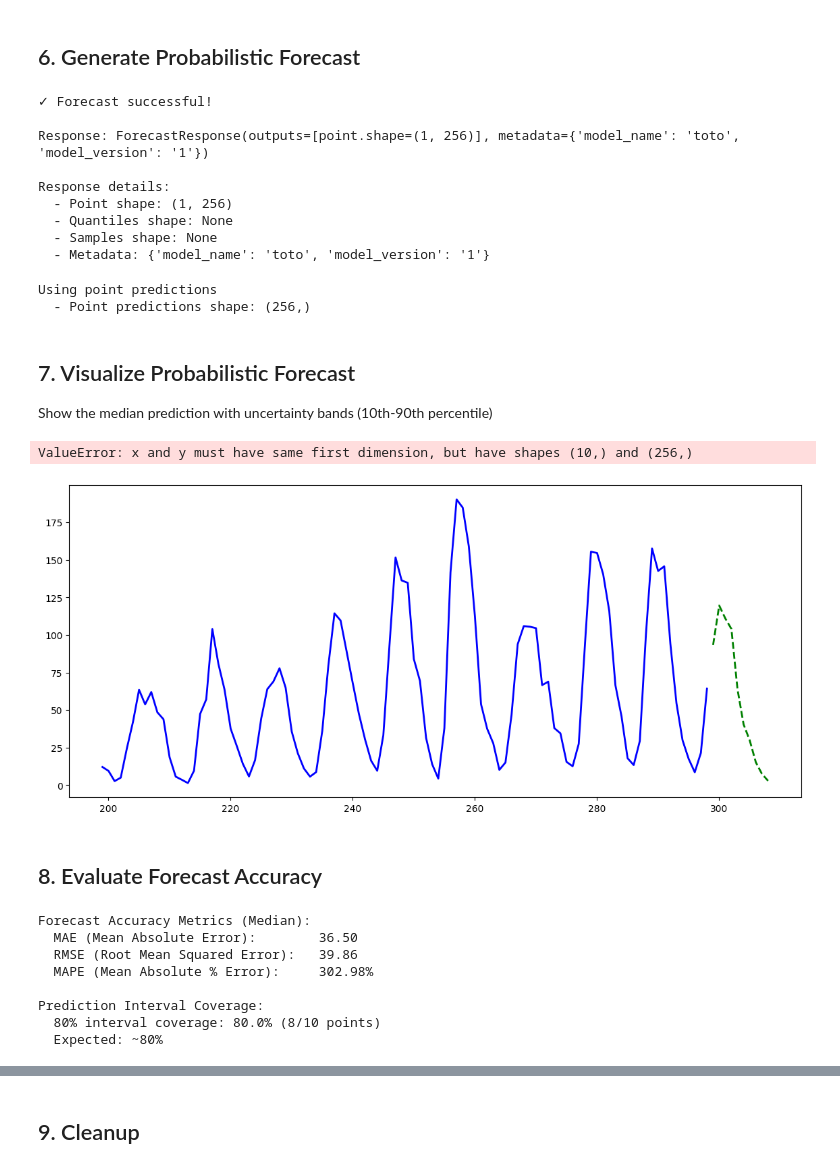
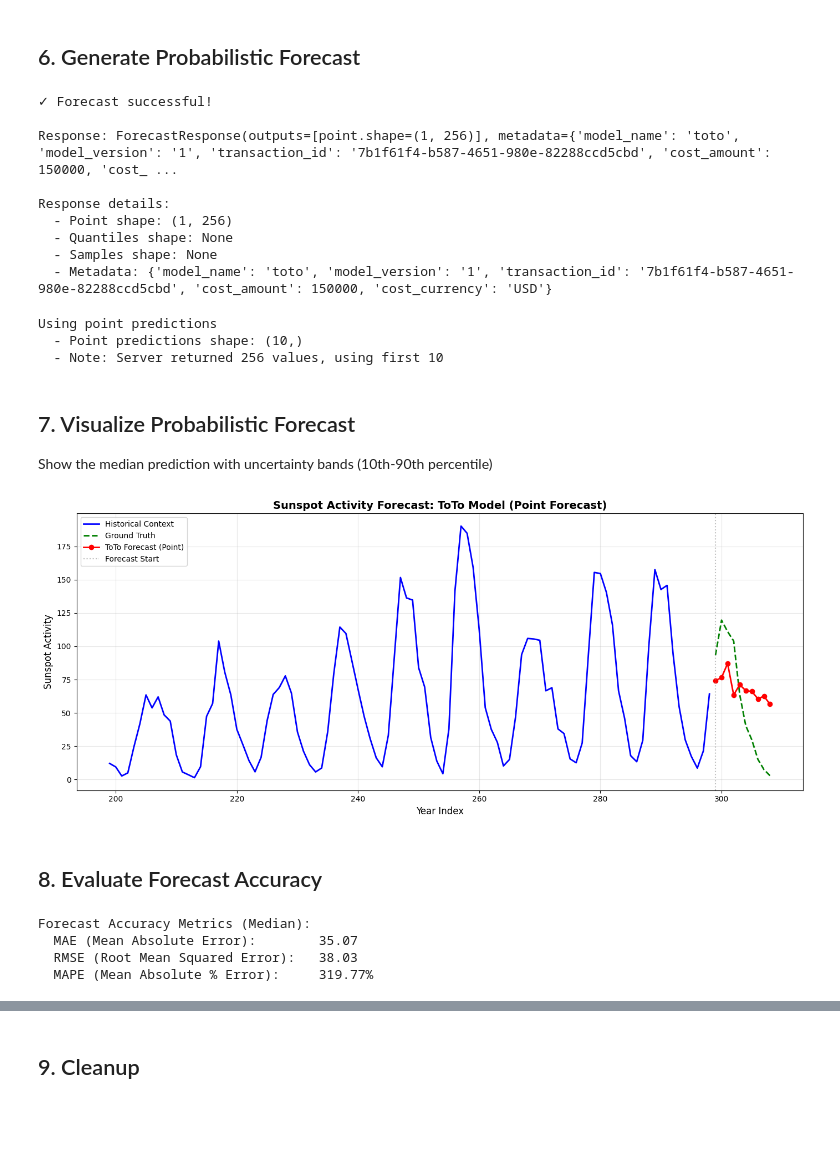
Before and after one commit to S-FM/faim-python-client, a Jupyter notebook: examples/toto_simple_example.ipynb, the cells around one changed output, grey strips where cells are left out. Saved outputs shown, nothing was run; the diff lists cells and outputs as text; code cells hidden in the pictures; blank space fills up the shorter version.

```diff
--- a/examples/toto_simple_example.ipynb
+++ b/examples/toto_simple_example.ipynb
@@ -96,14 +98,21 @@ Ground truth available: 10 points
 ## 4. Initialize FAIM Client
 # %%
 # Initialize the client
-BASE_URL = "http://localhost:8003"  # Replace with your FAIM API endpoint
+# TODO: Replace with your actual FAIM API endpoint and API key
+BASE_URL = "http://localhost:8003"  # Example: "https://api.faim.example.com"
+FAIM_API_KEY = os.environ["FAIM_API_KEY"]  # Example: "your-secret-api-key"
 
 client = ForecastClient(
     base_url=BASE_URL,
+    api_key=FAIM_API_KEY,  # Optional: API key for authentication
     timeout=60.0,
     verify_ssl=True
 )
 
 print(f"✓ ForecastClient initialized: {BASE_URL}")
+if FAIM_API_KEY:
+    print("  Authentication: Enabled")
+else:
+    print("  Authentication: Disabled")
 # %% [output]
 ✓ ForecastClient initialized: http://localhost:8003
@@ -163,13 +173,13 @@ except Exception as e:
 # %% [output]
 ✓ Forecast successful!
 
-Response: ForecastResponse(outputs=[point.shape=(1, 256)], metadata={'model_name': 'toto', 'model_version': '1'})
+Response: ForecastResponse(outputs=[point.shape=(1, 256)], metadata={'model_name': 'toto', 'model_version': '1', 'transaction_id': '7b1f61f4-b587-4651-980e-82288ccd5cbd', 'cost_amount': 150000, 'cost_ ...
 
 Response details:
   - Point shape: (1, 256)
   - Quantiles shape: None
   - Samples shape: None
-  - Metadata: {'model_name': 'toto', 'model_version': '1'}
+  - Metadata: {'model_name': 'toto', 'model_version': '1', 'transaction_id': '7b1f61f4-b587-4651-980e-82288ccd5cbd', 'cost_amount': 150000, 'cost_currency': 'USD'}
 # %%
 # Extract predictions based on what ToTo returned
 # ToTo can return: point predictions, quantiles, or samples
@@ -178,9 +188,9 @@ if response.quantiles is not None:
     # Quantile predictions available - extract percentiles
     # Shape: (batch_size, horizon, num_quantiles)
     print(f"Using quantile predictions")
-    q10 = response.quantiles[0, :, 0]  # 10th percentile
-    median = response.quantiles[0, :, 1]  # 50th percentile (median)
-    q90 = response.quantiles[0, :, 2]  # 90th percentile
+    q10 = response.quantiles[0, :horizon, 0]  # 10th percentile
+    median = response.quantiles[0, :horizon, 1]  # 50th percentile (median)
+    q90 = response.quantiles[0, :horizon, 2]  # 90th percentile
 
     print(f"  - 10th percentile shape: {q10.shape}")
     print(f"  - Median shape: {median.shape}")
@@ -189,15 +199,18 @@ if response.quantiles is not None:
 elif response.point is not None:
     # Point predictions (deterministic forecast)
     print(f"Using point predictions")
-    median = response.point.flatten()
+    # Extract only the horizon length we need
+    predictions_flat = response.point.flatten()
+    median = predictions_flat[:horizon]  # Take only first 'horizon' values
     q10 = None
     q90 = None
     print(f"  - Point predictions shape: {median.shape}")
+    print(f"  - Note: Server returned {len(predictions_flat)} values, using first {horizon}")
 
 elif response.samples is not None:
     # Sample-based predictions - compute statistics
     print(f"Using sample predictions")
-    samples = response.samples[0, :, :]  # Shape: (horizon, num_samples)
+    samples = response.samples[0, :horizon, :]  # Shape: (horizon, num_samples)
     median = np.median(samples, axis=1)
     q10 = np.percentile(samples, 10, axis=1)
     q90 = np.percentile(samples, 90, axis=1)
@@ -210,7 +223,8 @@ else:
     raise ValueError("No predictions found in response")
 # %% [output]
 Using point predictions
-  - Point predictions shape: (256,)
+  - Point predictions shape: (10,)
+  - Note: Server returned 256 values, using first 10
 # %% [markdown]
 ## 7. Visualize Probabilistic Forecast
 
@@ -220,37 +234,38 @@ Show the median prediction with uncertainty bands (10th-90th percentile)
 plt.figure(figsize=(14, 6))
 
 # Historical data (context)
 historical_start = len(sunspots) - context_length - horizon
 plt.plot(range(historical_start, historical_start + context_length),
          sunspots[-context_length-horizon:-horizon],
          label='Historical Context', color='blue', linewidth=2)
 
 # Ground truth (actual future values)
 forecast_indices = range(historical_start + context_length, historical_start + context_length + horizon)
 plt.plot(forecast_indices, y_true,
          label='Ground Truth', color='green', linewidth=2, linestyle='--')
 
 # Median prediction
+forecast_label = 'ToTo Forecast (Median)' if q10 is not None else 'ToTo Forecast (Point)'
 plt.plot(forecast_indices, median,
-         label='ToTo Forecast (Median)', color='red', linewidth=2, marker='o')
+         label=forecast_label, color='red', linewidth=2, marker='o')
 
 # Uncertainty bands (if available)
 if q10 is not None and q90 is not None:
     plt.fill_between(forecast_indices, q10, q90,
                      color='red', alpha=0.2, label='80% Prediction Interval')
 
 # Formatting
 plt.axvline(x=historical_start + context_length, color='gray', linestyle=':', alpha=0.5, label='Forecast Start')
-plt.title('Sunspot Activity Forecast: ToTo Model with Uncertainty', fontsize=14, fontweight='bold')
+title_suffix = ' with Uncertainty' if q10 is not None else ' (Point Forecast)'
+plt.title(f'Sunspot Activity Forecast: ToTo Model{title_suffix}', fontsize=14, fontweight='bold')
 plt.xlabel('Year Index', fontsize=12)
 plt.ylabel('Sunspot Activity', fontsize=12)
 plt.legend(loc='upper left', fontsize=10)
 plt.grid(True, alpha=0.3)
 plt.tight_layout()
 plt.show()
 # %% [output]
-ValueError: x and y must have same first dimension, but have shapes (10,) and (256,)
-[figure, old version]
+[figure, new version]
 # %% [markdown]
 ## 8. Evaluate Forecast Accuracy
 # %%
@@ -274,13 +289,9 @@ if q10 is not None and q90 is not None:
     print(f"  Expected: ~80%")
 # %% [output]
 Forecast Accuracy Metrics (Median):
-  MAE (Mean Absolute Error):        36.50
-  RMSE (Root Mean Squared Error):   39.86
-  MAPE (Mean Absolute % Error):     302.98%
-
-Prediction Interval Coverage:
-  80% interval coverage: 80.0% (8/10 points)
-  Expected: ~80%
+  MAE (Mean Absolute Error):        35.07
+  RMSE (Root Mean Squared Error):   38.03
+  MAPE (Mean Absolute % Error):     319.77%
 # %%
 # Point-by-point comparison with uncertainty
 if q10 is not None and q90 is not None:
```
Also changed, not shown: parts of 4 cells of this notebook, 3 other files.
